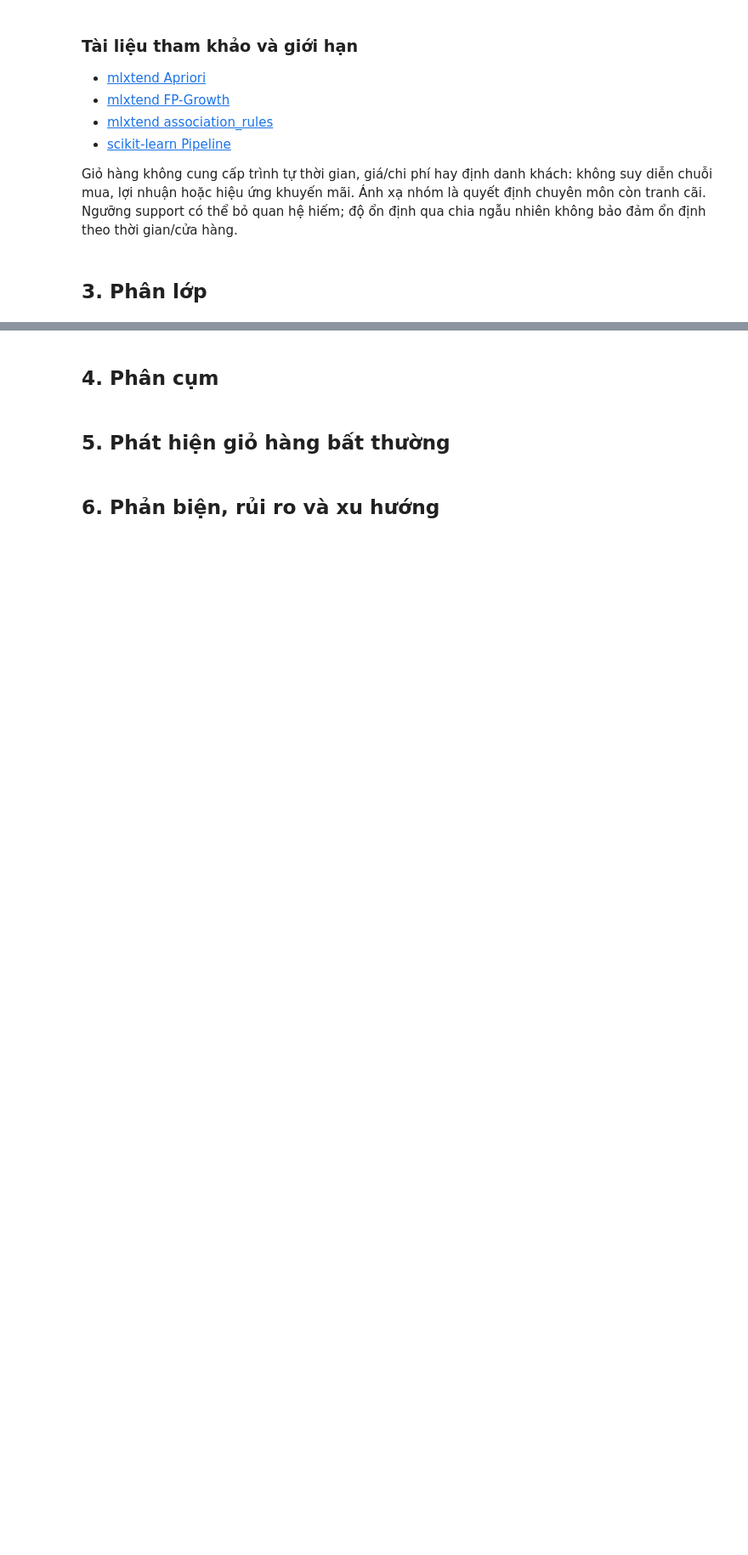
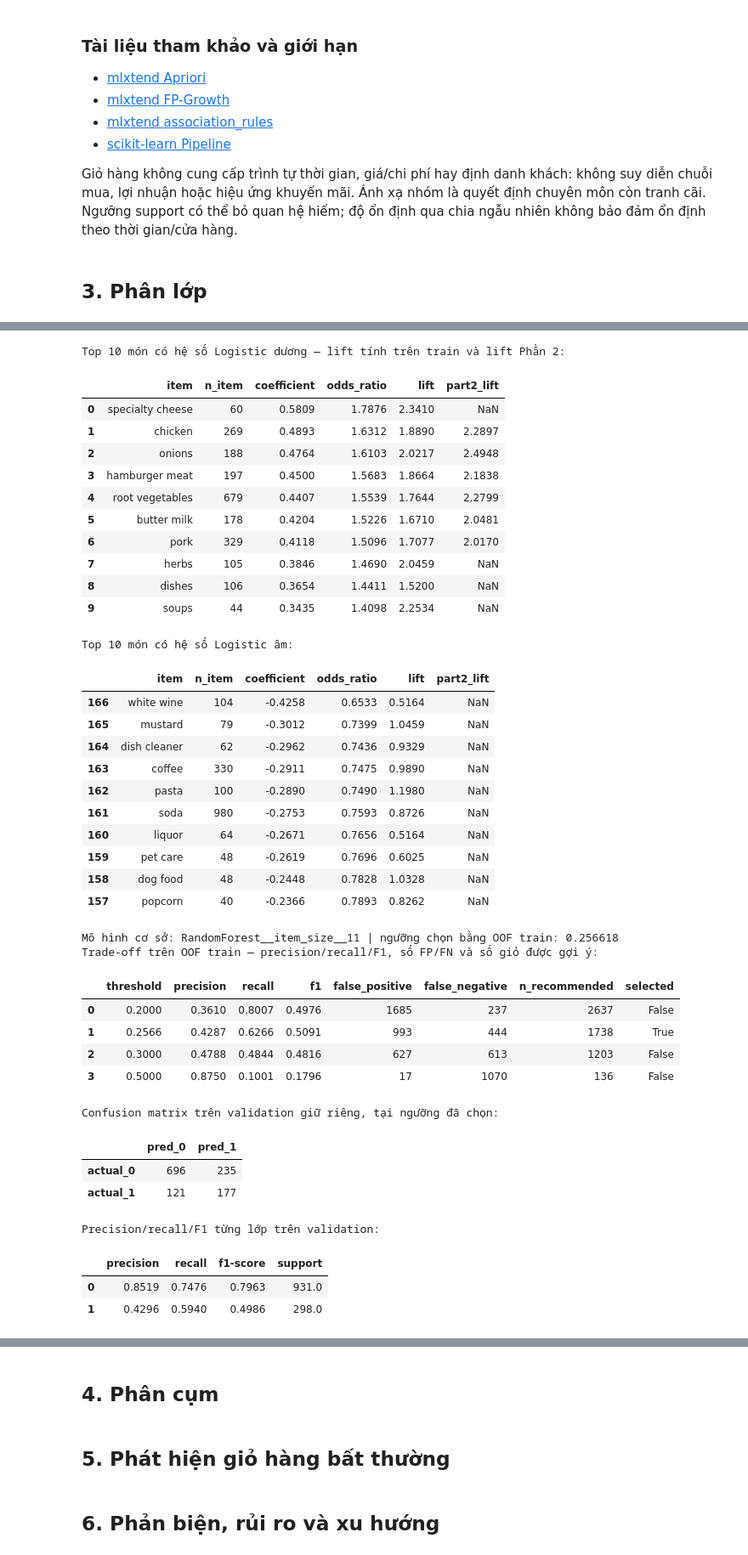
Before and after one commit to TruongMinhThang24/dbm301_asm2_group3_de2, a Jupyter notebook: notebooks/notebook.ipynb, the cells around one changed output, grey strips where cells are left out. Shown at 85% size. Cells and saved outputs as stored; diff of their text form; code cells hidden in the pictures; blank space fills up the shorter version.

```diff
--- a/notebooks/notebook.ipynb
+++ b/notebooks/notebook.ipynb
@@ -1162,0 +1916,72 @@ Giỏ hàng không cung cấp trình tự thời gian, giá/chi phí hay định
+# %%
+clf_logistic_name = clf_ml_best.loc[clf_ml_best.family.eq('Logistic'), 'name'].iloc[0]
+clf_effects = clf_item_effects(clf_evaluation['models'][clf_logistic_name], clf_X_train, clf_y_train)
+clf_part2_path = PROJECT_ROOT / 'outputs' / 'association' / '3_8_target_rules_descriptive_only.csv'
+if clf_part2_path.is_file():
+    clf_part2 = pd.read_csv(clf_part2_path)
+    clf_part2 = clf_part2.loc[clf_part2.consequents.eq(CLF_TARGET), ['antecedents', 'lift']]
+    clf_effects = clf_effects.merge(clf_part2.rename(columns={'antecedents': 'item', 'lift': 'part2_lift'}),
+                                    on='item', how='left')
+else:
+    clf_effects['part2_lift'] = np.nan
+    print('Chưa có bảng luật 3.8 để đối chiếu lift Phần 2.')
+clf_effect_columns = ['item', 'n_item', 'coefficient', 'odds_ratio', 'lift', 'part2_lift']
+print('Top 10 món có hệ số Logistic dương — lift tính trên train và lift Phần 2:')
+display(clf_effects.loc[clf_effects.coefficient.gt(0), clf_effect_columns].head(10).round(4))
+print('Top 10 món có hệ số Logistic âm:')
+display(clf_effects.loc[clf_effects.coefficient.lt(0), clf_effect_columns].sort_values('coefficient').head(10).round(4))
+clf_threshold, clf_threshold_tradeoff = clf_choose_threshold(
+    clf_y_train, clf_search['oof'][clf_selected_name])
+print('Mô hình cơ sở:', clf_selected_name, '| ngưỡng chọn bằng OOF train:', round(clf_threshold, 6))
+print('Trade-off trên OOF train — precision/recall/F1, số FP/FN và số giỏ được gợi ý:')
+display(clf_threshold_tradeoff.round(4))
+clf_confusion, clf_class_report = clf_threshold_validation(clf_y_validation,
+    clf_evaluation['probabilities'][clf_selected_name], clf_threshold)
+print('Confusion matrix trên validation giữ riêng, tại ngưỡng đã chọn:')
+display(clf_confusion)
+print('Precision/recall/F1 từng lớp trên validation:')
+display(clf_class_report.round(4))
+clf_effects.to_csv(CLF_DIR / '4_5_feature_effects.csv', index=False)
+clf_threshold_tradeoff.to_csv(CLF_DIR / '4_5_threshold_tradeoff.csv', index=False)
+clf_confusion.to_csv(CLF_DIR / '4_5_validation_confusion.csv')
+clf_class_report.to_csv(CLF_DIR / '4_5_validation_class_report.csv')
+# %% [output]
+Top 10 món có hệ số Logistic dương — lift tính trên train và lift Phần 2:
+|  | item | n_item | coefficient | odds_ratio | lift | part2_lift |
+| 0 | specialty cheese | 60 | 0.5809 | 1.7876 | 2.3410 | NaN |
+| 1 | chicken | 269 | 0.4893 | 1.6312 | 1.8890 | 2.2897 |
+| 2 | onions | 188 | 0.4764 | 1.6103 | 2.0217 | 2.4948 |
+| 3 | hamburger meat | 197 | 0.4500 | 1.5683 | 1.8664 | 2.1838 |
+| 4 | root vegetables | 679 | 0.4407 | 1.5539 | 1.7644 | 2.2799 |
+| 5 | butter milk | 178 | 0.4204 | 1.5226 | 1.6710 | 2.0481 |
+| 6 | pork | 329 | 0.4118 | 1.5096 | 1.7077 | 2.0170 |
+| 7 | herbs | 105 | 0.3846 | 1.4690 | 2.0459 | NaN |
+| 8 | dishes | 106 | 0.3654 | 1.4411 | 1.5200 | NaN |
+| 9 | soups | 44 | 0.3435 | 1.4098 | 2.2534 | NaN |
+Top 10 món có hệ số Logistic âm:
+|  | item | n_item | coefficient | odds_ratio | lift | part2_lift |
+| 166 | white wine | 104 | -0.4258 | 0.6533 | 0.5164 | NaN |
+| 165 | mustard | 79 | -0.3012 | 0.7399 | 1.0459 | NaN |
+| 164 | dish cleaner | 62 | -0.2962 | 0.7436 | 0.9329 | NaN |
+| 163 | coffee | 330 | -0.2911 | 0.7475 | 0.9890 | NaN |
+| 162 | pasta | 100 | -0.2890 | 0.7490 | 1.1980 | NaN |
+| 161 | soda | 980 | -0.2753 | 0.7593 | 0.8726 | NaN |
+| 160 | liquor | 64 | -0.2671 | 0.7656 | 0.5164 | NaN |
+| 159 | pet care | 48 | -0.2619 | 0.7696 | 0.6025 | NaN |
+| 158 | dog food | 48 | -0.2448 | 0.7828 | 1.0328 | NaN |
+| 157 | popcorn | 40 | -0.2366 | 0.7893 | 0.8262 | NaN |
+Mô hình cơ sở: RandomForest__item_size__11 | ngưỡng chọn bằng OOF train: 0.256618
+Trade-off trên OOF train — precision/recall/F1, số FP/FN và số giỏ được gợi ý:
+|  | threshold | precision | recall | f1 | false_positive | false_negative | n_recommended | selected |
+| 0 | 0.2000 | 0.3610 | 0.8007 | 0.4976 | 1685 | 237 | 2637 | False |
+| 1 | 0.2566 | 0.4287 | 0.6266 | 0.5091 | 993 | 444 | 1738 | True |
+| 2 | 0.3000 | 0.4788 | 0.4844 | 0.4816 | 627 | 613 | 1203 | False |
+| 3 | 0.5000 | 0.8750 | 0.1001 | 0.1796 | 17 | 1070 | 136 | False |
+Confusion matrix trên validation giữ riêng, tại ngưỡng đã chọn:
+|  | pred_0 | pred_1 |
+| actual_0 | 696 | 235 |
+| actual_1 | 121 | 177 |
+Precision/recall/F1 từng lớp trên validation:
+|  | precision | recall | f1-score | support |
+| 0 | 0.8519 | 0.7476 | 0.7963 | 931.0 |
+| 1 | 0.4296 | 0.5940 | 0.4986 | 298.0 |
```
Also changed, not shown: parts of 18 cells of this notebook, 24 other files.
